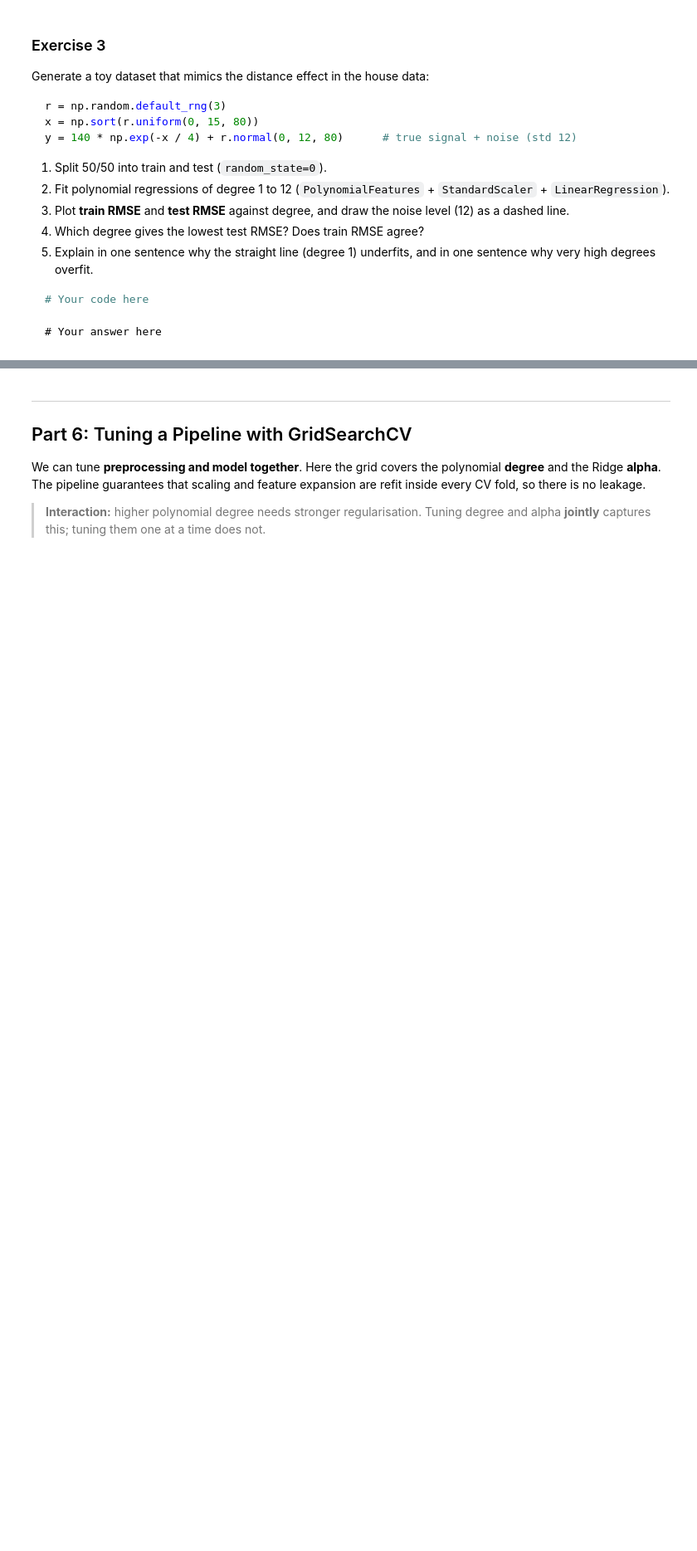
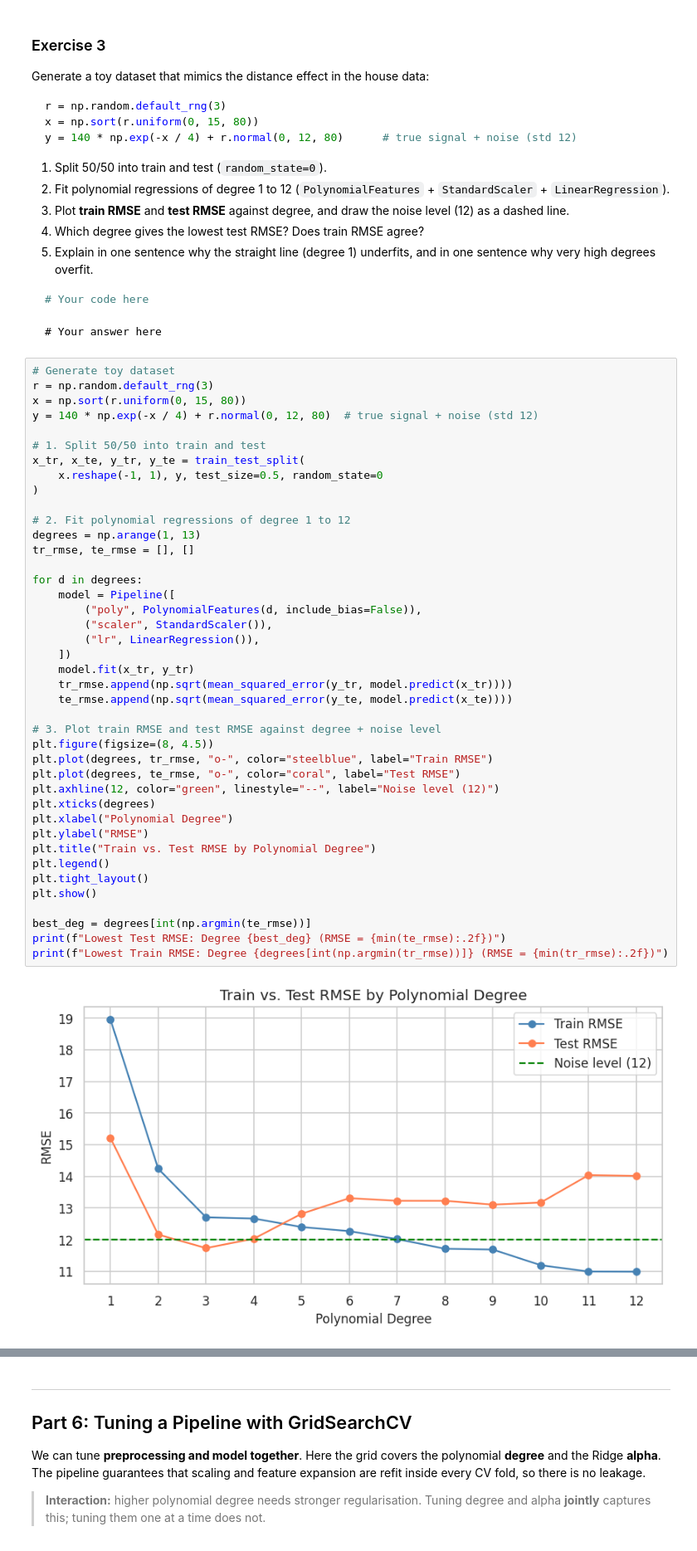
Before and after one commit to sahibshakhayev/IntroToDS, a Jupyter notebook: Solved/LB_W8.ipynb, the cells around one changed output, grey strips where cells are left out. Shown at 83% size. Cells and saved outputs as stored; diff of their text form; blank space fills up the shorter version.

````diff
--- a/Solved/LB_W8.ipynb
+++ b/Solved/LB_W8.ipynb
@@ -783,3 +783,46 @@ y = 140 * np.exp(-x / 4) + r.normal(0, 12, 80)      # true signal + noise (std 1
 ```
 # Your answer here
 ```
+# %%
+# Generate toy dataset
+r = np.random.default_rng(3)
+x = np.sort(r.uniform(0, 15, 80))
+y = 140 * np.exp(-x / 4) + r.normal(0, 12, 80)  # true signal + noise (std 12)
+
+# 1. Split 50/50 into train and test
+x_tr, x_te, y_tr, y_te = train_test_split(
+    x.reshape(-1, 1), y, test_size=0.5, random_state=0
+)
+
+# 2. Fit polynomial regressions of degree 1 to 12
+degrees = np.arange(1, 13)
+tr_rmse, te_rmse = [], []
+
+for d in degrees:
+    model = Pipeline([
+        ("poly", PolynomialFeatures(d, include_bias=False)),
+        ("scaler", StandardScaler()),
+        ("lr", LinearRegression()),
+    ])
+    model.fit(x_tr, y_tr)
+    tr_rmse.append(np.sqrt(mean_squared_error(y_tr, model.predict(x_tr))))
+    te_rmse.append(np.sqrt(mean_squared_error(y_te, model.predict(x_te))))
+
+# 3. Plot train RMSE and test RMSE against degree + noise level
+plt.figure(figsize=(8, 4.5))
+plt.plot(degrees, tr_rmse, "o-", color="steelblue", label="Train RMSE")
+plt.plot(degrees, te_rmse, "o-", color="coral", label="Test RMSE")
+plt.axhline(12, color="green", linestyle="--", label="Noise level (12)")
+plt.xticks(degrees)
+plt.xlabel("Polynomial Degree")
+plt.ylabel("RMSE")
+plt.title("Train vs. Test RMSE by Polynomial Degree")
+plt.legend()
+plt.tight_layout()
+plt.show()
+
+best_deg = degrees[int(np.argmin(te_rmse))]
+print(f"Lowest Test RMSE: Degree {best_deg} (RMSE = {min(te_rmse):.2f})")
+print(f"Lowest Train RMSE: Degree {degrees[int(np.argmin(tr_rmse))]} (RMSE = {min(tr_rmse):.2f})")
+# %% [output]
+[figure, added]
````
Also changed, not shown: parts of 10 cells of this notebook.
